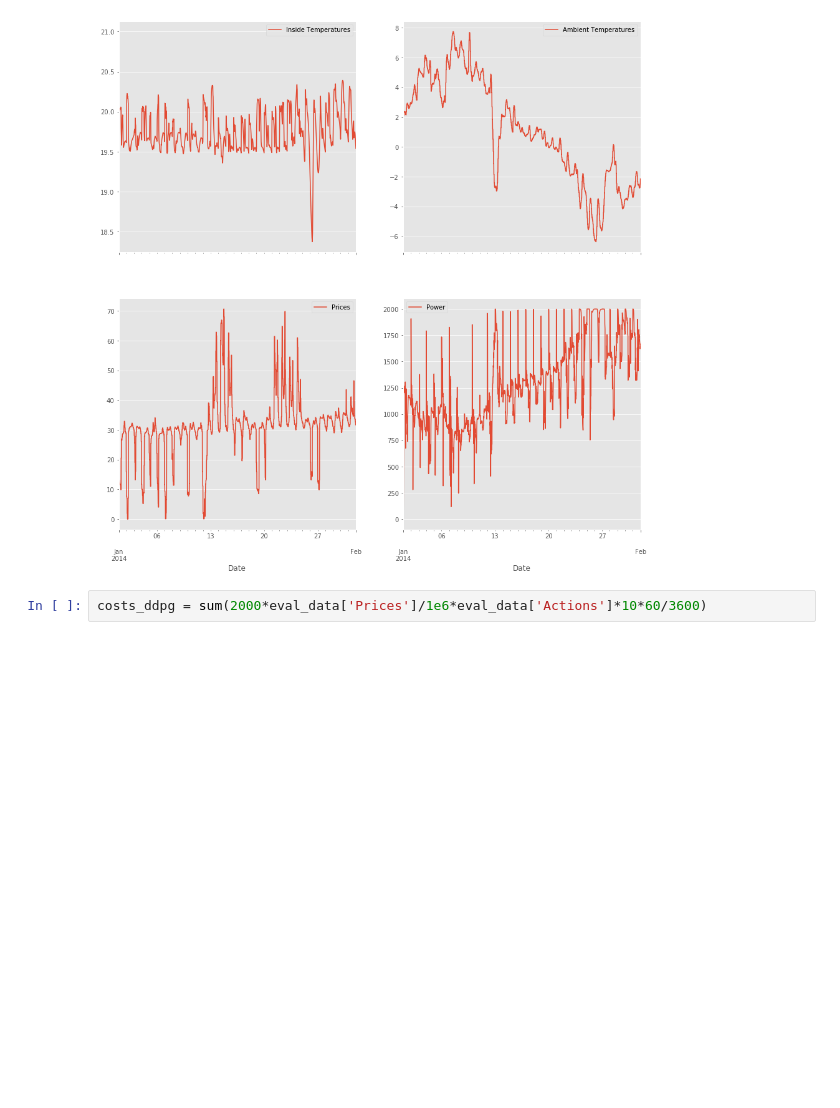
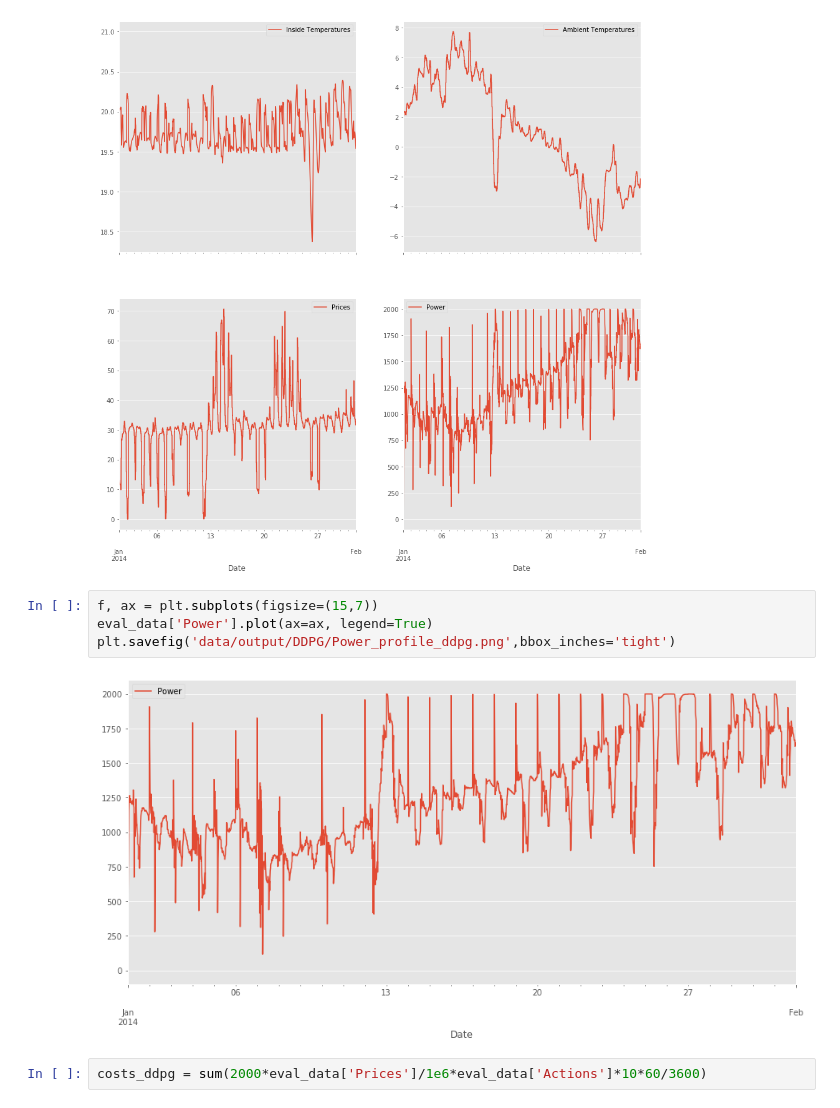
Before and after one commit to Cernewein/heating-RL-agent, a Jupyter notebook: Notebooks/Visualization.ipynb, the cells around one changed output. Cells and saved outputs as stored; diff of their text form; blank space fills up the shorter version.

```diff
--- a/Notebooks/Visualization.ipynb
+++ b/Notebooks/Visualization.ipynb
@@ -372,6 +372,12 @@ eval_data['Prices'].plot(ax=axs[2], legend=True)
 # %% [output]
 <matplotlib.axes._subplots.AxesSubplot at 0x...>
 [figure]
+# %%
+f, ax = plt.subplots(figsize=(15,7))
+eval_data['Power'].plot(ax=ax, legend=True)
+plt.savefig('data/output/DDPG/Power_profile_ddpg.png',bbox_inches='tight')
+# %% [output]
+[figure, added]
 # %%
 costs_ddpg = sum(2000*eval_data['Prices']/1e6*eval_data['Actions']*10*60/3600)
 # %%
```
Also changed, not shown: parts of 10 cells of this notebook, 4 other files.
